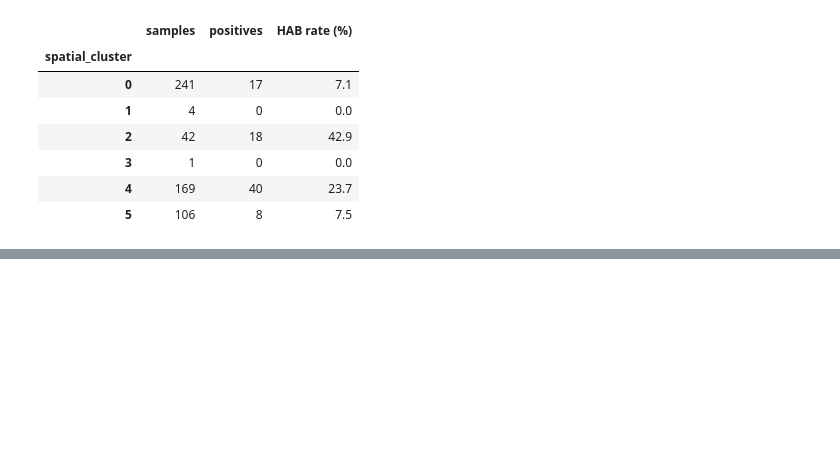
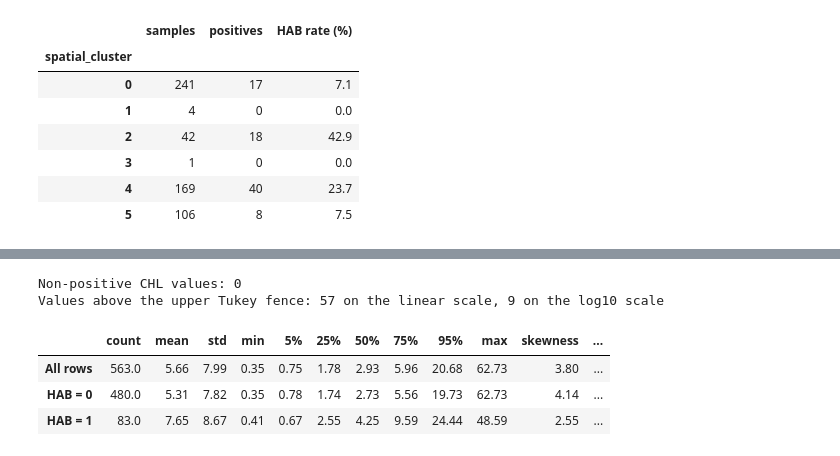
Before and after one commit to miguelbarbas/MLProjectPartII-26-27, a Jupyter notebook: HAB_EDA.ipynb, the cells around one changed output, grey strips where cells are left out. Cells and saved outputs as stored; diff of their text form; code cells hidden in the pictures; blank space fills up the shorter version.

```diff
--- a/01_class_imbalance.ipynb
+++ b/HAB_EDA.ipynb
@@ -212,0 +220,32 @@ for column in GROUPS:
+# %%
+chl = complete["CHL"]
+chl_groups = {
+    "All rows": chl,
+    "HAB = 0": chl[complete[TARGET] == 0],
+    "HAB = 1": chl[complete[TARGET] == 1],
+}
+
+
+def upper_outliers(values):
+    """Count values above the upper Tukey fence (Q3 + 1.5 * IQR)."""
+    q1, q3 = values.quantile([0.25, 0.75])
+    return (values > q3 + 1.5 * (q3 - q1)).sum()
+
+
+chl_summary = pd.DataFrame({
+    name: values.describe(percentiles=[0.05, 0.25, 0.5, 0.75, 0.95]) for name, values in chl_groups.items()
+}).T
+chl_summary["skewness"] = [values.skew() for values in chl_groups.values()]
+chl_summary["skewness (log10)"] = [np.log10(values).skew() for values in chl_groups.values()]
+
+print(f"Non-positive CHL values: {(chl <= 0).sum()}")
+print(f"Values above the upper Tukey fence: {upper_outliers(chl)} on the linear scale, "
+      f"{upper_outliers(np.log10(chl))} on the log10 scale")
+chl_summary.round(2)
+# %% [output]
+Non-positive CHL values: 0
+Values above the upper Tukey fence: 57 on the linear scale, 9 on the log10 scale
+|  | count | mean | std | min | 5% | 25% | 50% | 75% | 95% | max | skewness | ... |
+| All rows | 563.0 | 5.66 | 7.99 | 0.35 | 0.75 | 1.78 | 2.93 | 5.96 | 20.68 | 62.73 | 3.80 | ... |
+| HAB = 0 | 480.0 | 5.31 | 7.82 | 0.35 | 0.78 | 1.74 | 2.73 | 5.56 | 19.73 | 62.73 | 4.14 | ... |
+| HAB = 1 | 83.0 | 7.65 | 8.67 | 0.41 | 0.67 | 2.55 | 4.25 | 9.59 | 24.44 | 48.59 | 2.55 | ... |
```
Also changed, not shown: parts of 9 cells of this notebook, 1 other file.
